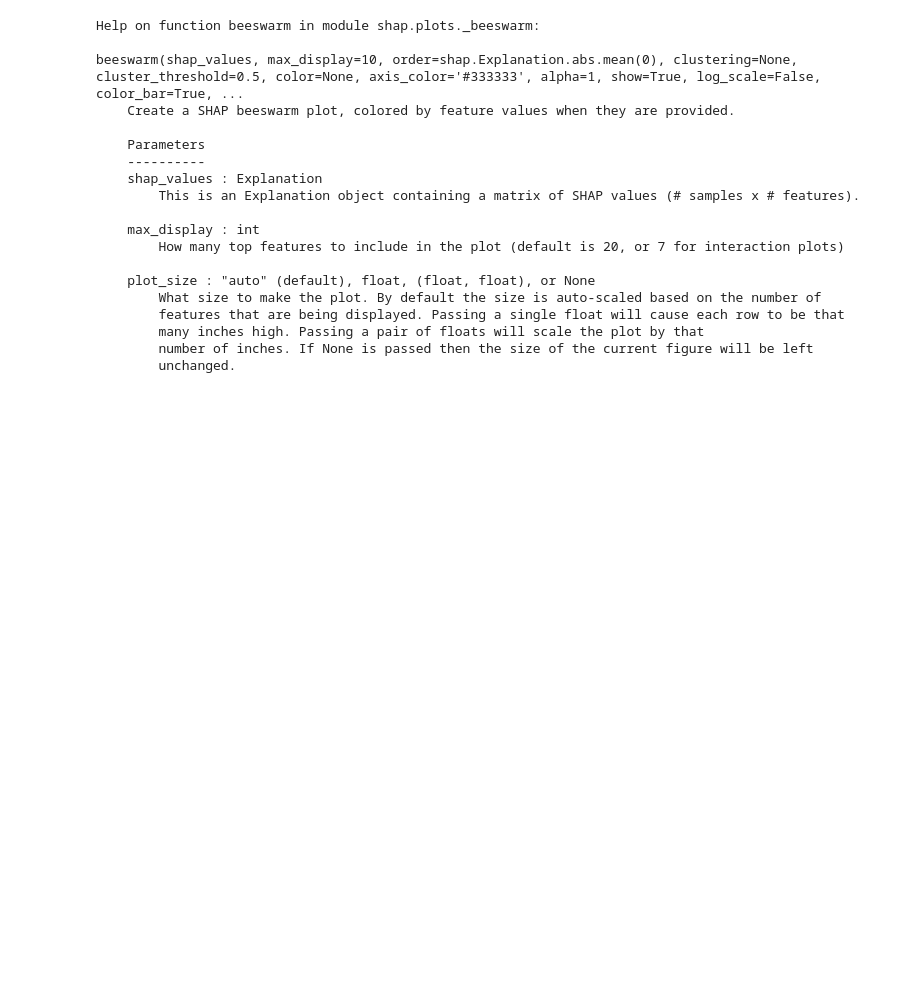
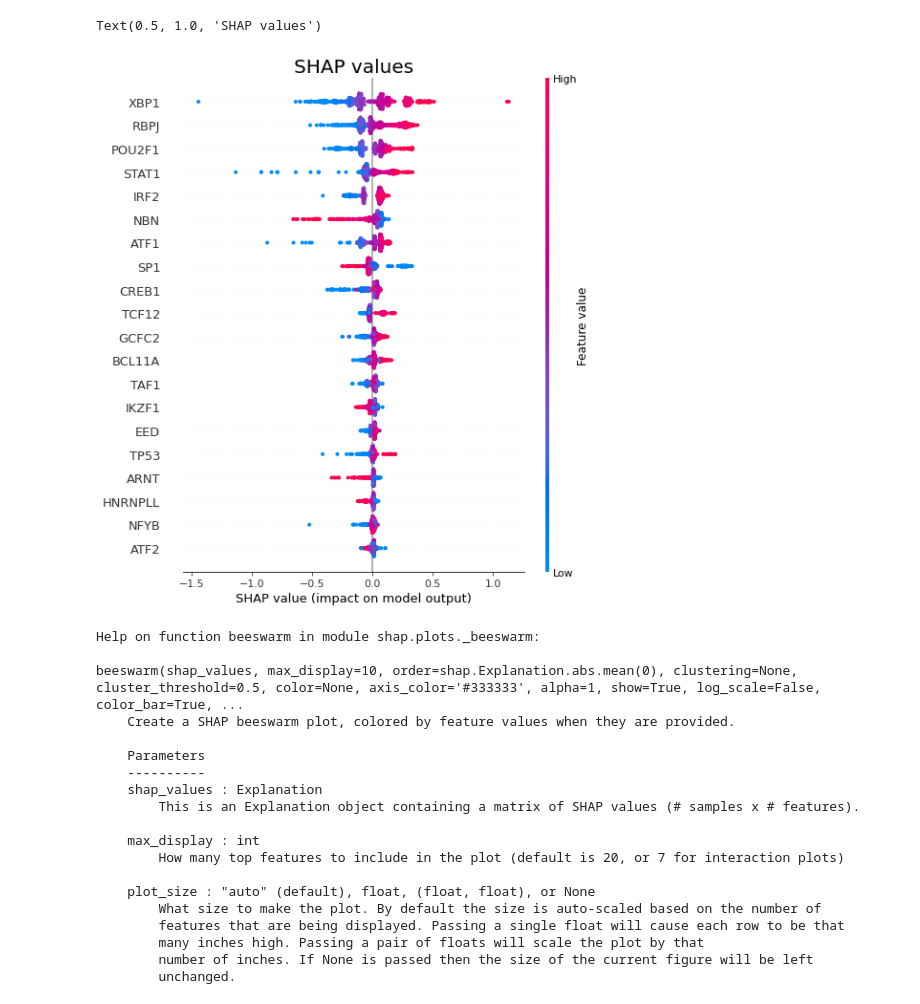
Before and after one commit to vishesh-sarinDXB/CD38_Predictor, a Jupyter notebook: notebooks/3-vs-model-explainability-with-shap.ipynb, the cells around one changed output. Cells and saved outputs as stored; diff of their text form; code cells hidden in the pictures; blank space fills up the shorter version.

```diff
--- a/notebooks/3-vs-model-explainability-with-shap.ipynb
+++ b/notebooks/3-vs-model-explainability-with-shap.ipynb
@@ -27,3 +50,12 @@ plt.title('SHAP values ', size = 20)
+# %%
+shap_values = explainer(X_train_corr)
+
+shap.plots.beeswarm(shap_values, max_display = 20, show = False)
+plt.title('SHAP values', size = 20)
+# plt.savefig('test')
+# %% [output]
+Text(0.5, 1.0, 'SHAP values')
+[figure, added]
 # %%
 help(shap.plots.beeswarm)
 # %% [output]
```
Also changed, not shown: parts of 14 cells of this notebook, 1 other file.
